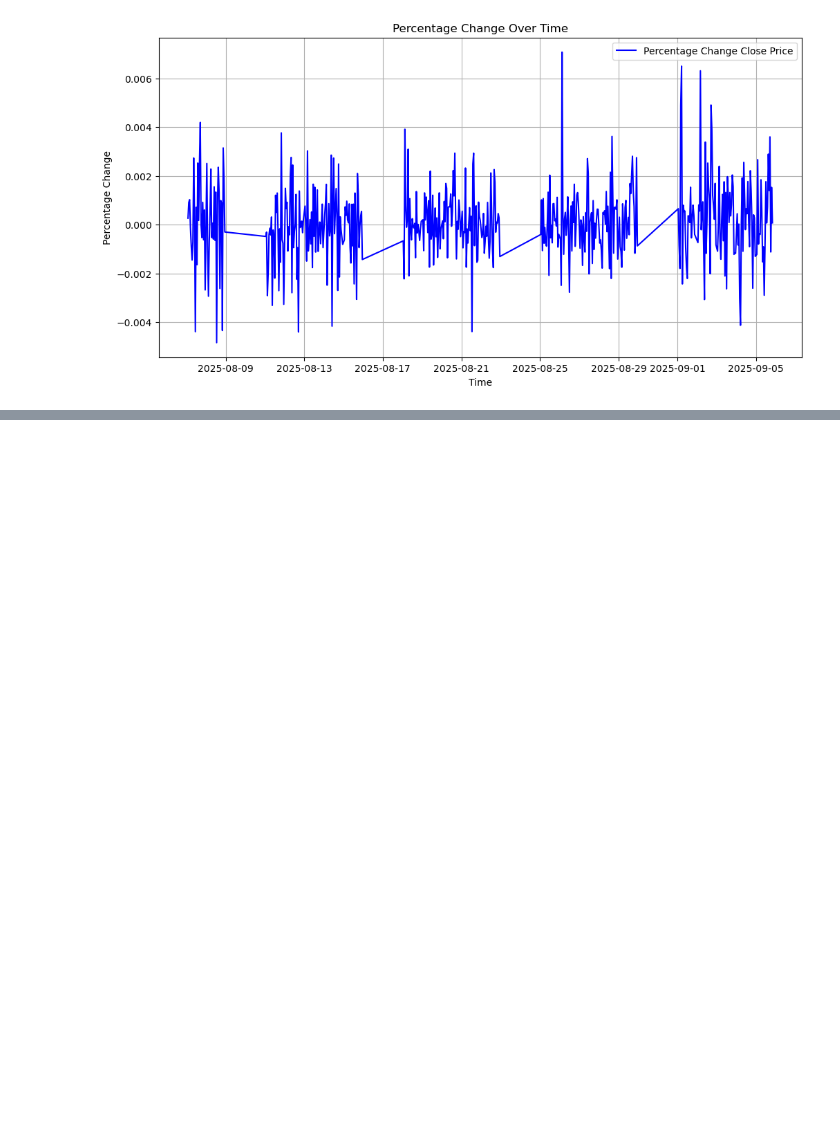
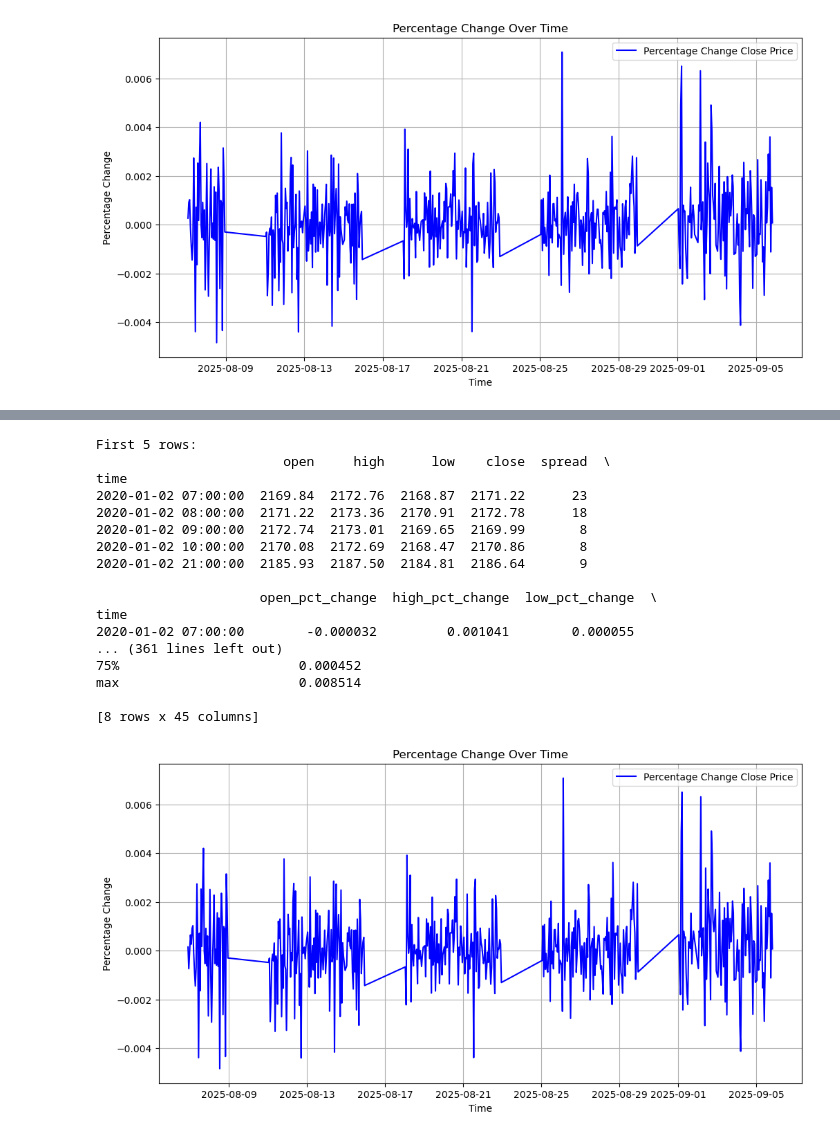
Before and after one commit to AFoivos/Forex_Prediction-, a Jupyter notebook: notebooks/test.ipynb, the cells around one changed output, grey strips where cells are left out. Cells and saved outputs as stored; diff of their text form; code cells hidden in the pictures; blank space fills up the shorter version.

```diff
--- a/notebooks/test.ipynb
+++ b/notebooks/test.ipynb
@@ -80,0 +81,21 @@ max         5477.035000       5474.186667       5474.300000       5470.442000
+# %%
+df_with_features_pct_change = dt.pct_change(df_with_features)
+# %% [output]
+First 5 rows:
+                        open     high      low    close  spread  \
+time
+2020-01-02 07:00:00  2169.84  2172.76  2168.87  2171.22      23
+2020-01-02 08:00:00  2171.22  2173.36  2170.91  2172.78      18
+2020-01-02 09:00:00  2172.74  2173.01  2169.65  2169.99       8
+2020-01-02 10:00:00  2170.08  2172.69  2168.47  2170.86       8
+2020-01-02 21:00:00  2185.93  2187.50  2184.81  2186.64       9
+
+                     open_pct_change  high_pct_change  low_pct_change  \
+time
+2020-01-02 07:00:00        -0.000032         0.001041        0.000055
+... (361 lines left out)
+75%                       0.000452
+max                       0.008514
+
+[8 rows x 45 columns]
+[figure, added]
```
Also changed, not shown: parts of 1 cell of this notebook.
